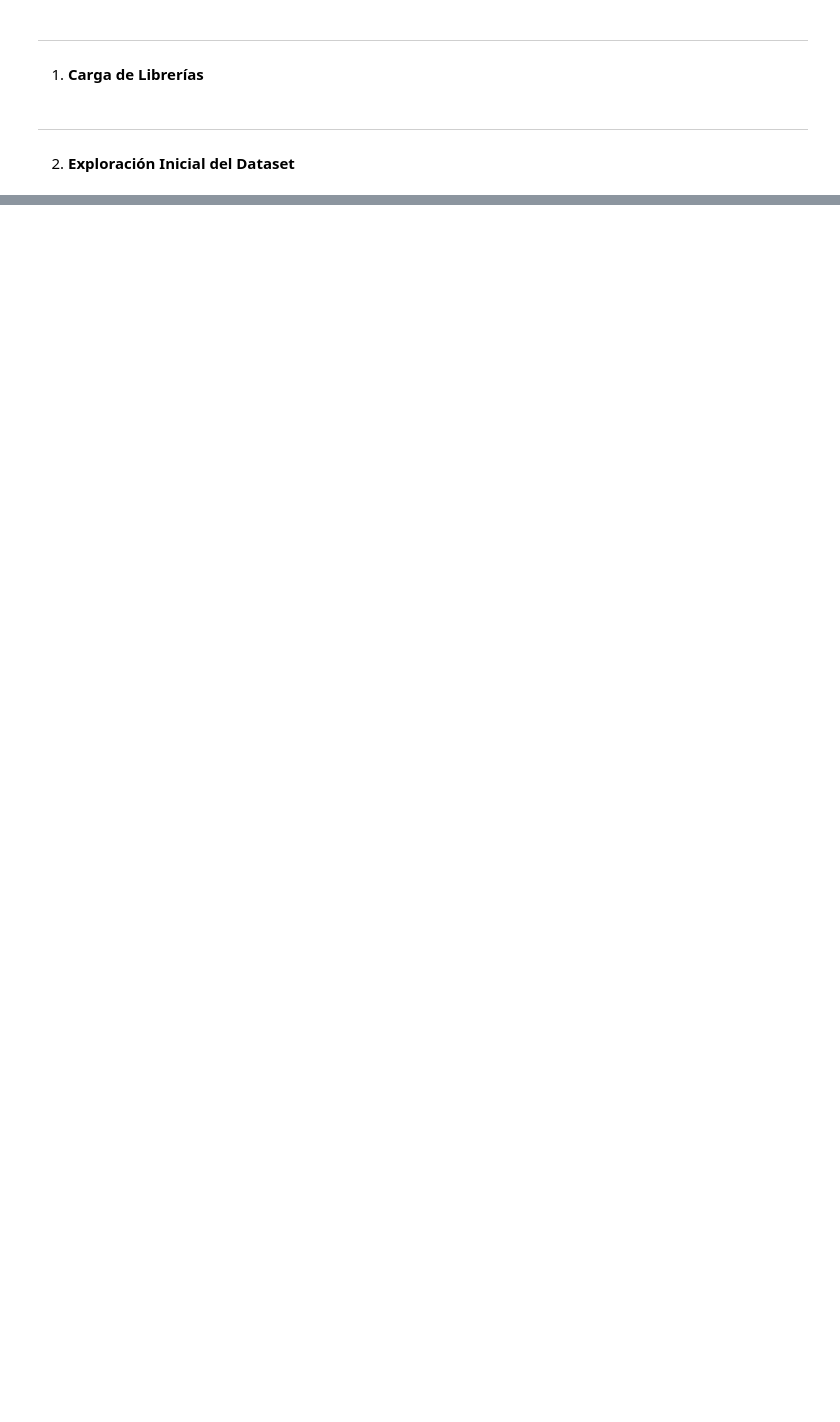
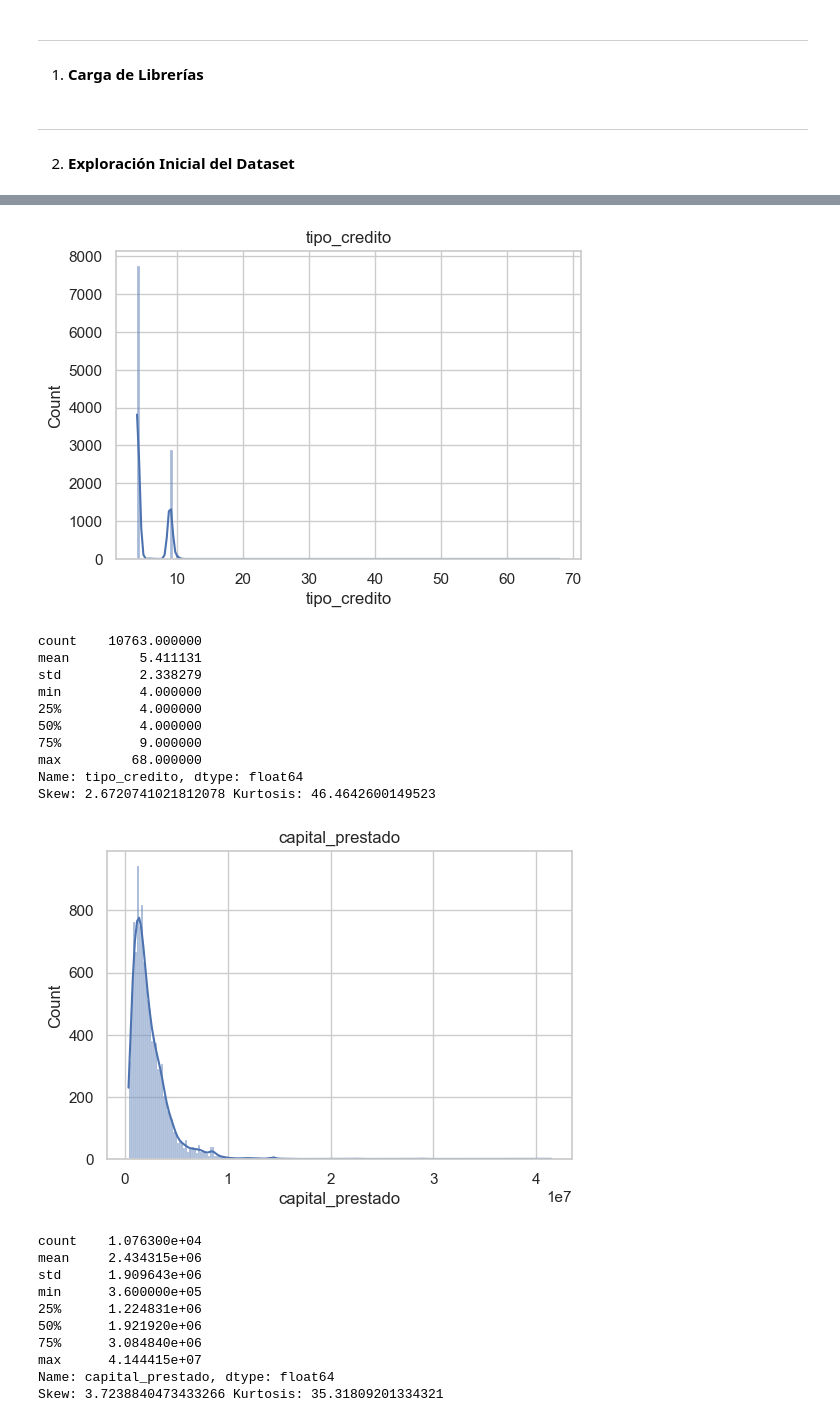
Before and after one commit to ChrosXR/mlops_pipeline, a Jupyter notebook: src/comprension_eda.ipynb, the cells around one changed output, grey strips where cells are left out. Saved outputs shown, nothing was run; the diff lists cells and outputs as text; code cells hidden in the pictures; blank space fills up the shorter version.

```diff
--- a/src/comprension_eda.ipynb
+++ b/src/comprension_eda.ipynb
@@ -200,14 +36,0 @@ eda_univariable_numerico(df, cols_analisis)
-# %%
-categoricas_para_analizar = ['tipo_credito','tipo_laboral','tendencia_ingresos']
-for col in categoricas_para_analizar:
-    if col not in df.columns: continue
-    conteo = df[col].value_counts(dropna=False)
-    porcent = (conteo/len(df)*100).round(2)
-    display(pd.DataFrame({'conteo':conteo,'porcentaje':porcent}))
-
-    plt.figure(figsize=(10,6))
-    sns.countplot(x=df[col], order=df[col].value_counts().index)
-    plt.xticks(rotation=45)
-    plt.title(col)
-    plt.tight_layout()
-    plt.show()
@@ -283,0 +350,34 @@ plt.show()
+# %%
+numericas = df.select_dtypes(include=['int64','float64']).columns
+
+for col in numericas:
+    plt.figure(figsize=(6,4))
+    sns.histplot(df[col], kde=True)
+    plt.title(col)
+    plt.show()
+
+    print(df[col].describe())
+    print("Skew:", df[col].skew(), "Kurtosis:", df[col].kurt())
+# %% [output]
+[figure, added]
+count    10763.000000
+mean         5.411131
+std          2.338279
+min          4.000000
+25%          4.000000
+50%          4.000000
+75%          9.000000
+max         68.000000
+Name: tipo_credito, dtype: float64
+Skew: 2.6720741021812078 Kurtosis: 46.4642600149523
+[figure, added]
+count    1.076300e+04
+mean     2.434315e+06
+std      1.909643e+06
+min      3.600000e+05
+25%      1.224831e+06
+50%      1.921920e+06
+75%      3.084840e+06
+max      4.144415e+07
+Name: capital_prestado, dtype: float64
+Skew: 3.7238840473433266 Kurtosis: 35.31809201334321
```
Also changed, not shown: parts of 65 cells of this notebook.
